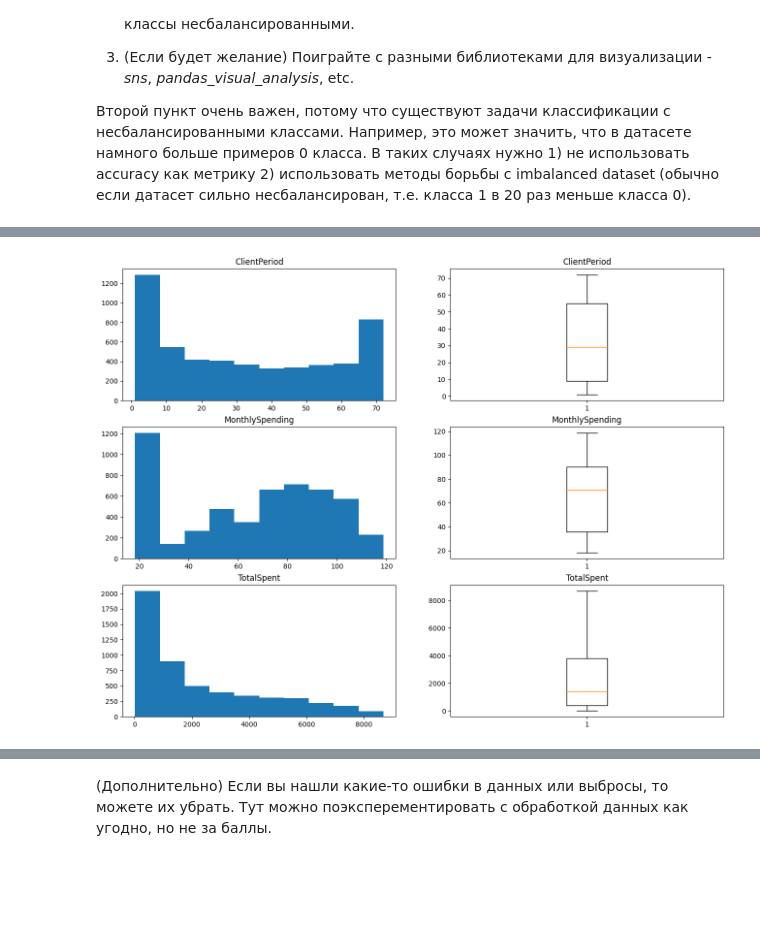
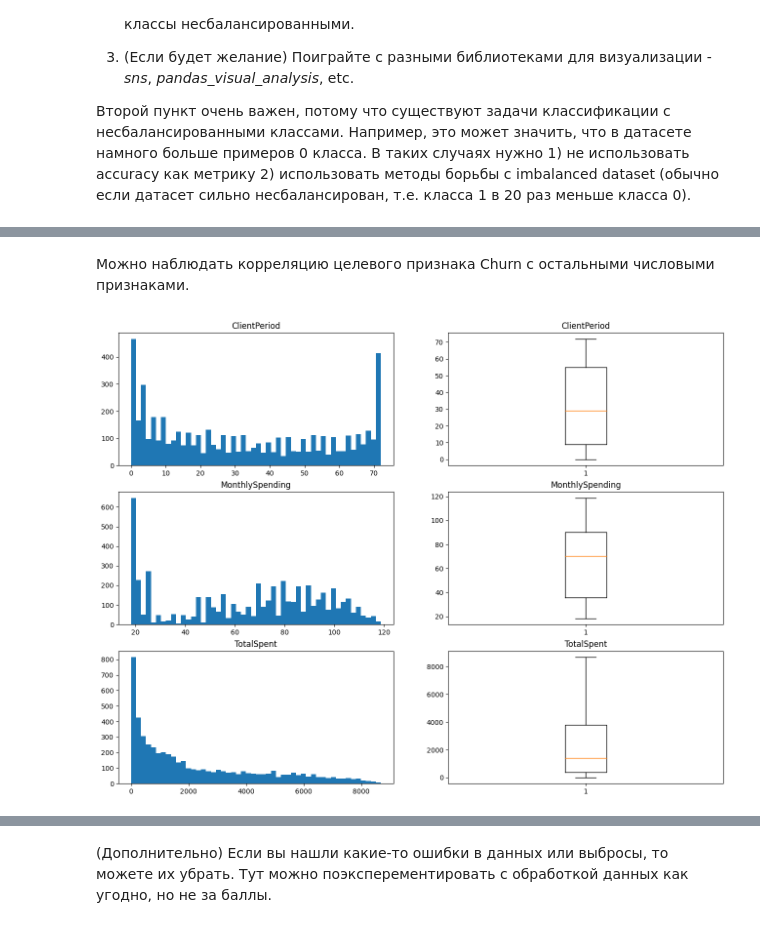
Before and after one commit to dokicode/deeplearning, a Jupyter notebook: basic/home16.1/hw_kaggle.ipynb, the cells around one changed output, grey strips where cells are left out. Cells and saved outputs as stored; diff of their text form; code cells hidden in the pictures; blank space fills up the shorter version.

```diff
--- a/basic/home16.1/hw_kaggle.ipynb
+++ b/basic/home16.1/hw_kaggle.ipynb
@@ -148,2 +167,4 @@ data.head(10)
+# %%
+data[cat_cols] = data[cat_cols].astype('category')
 # %%
 # случайные строки датачета
@@ -166,4 +187,0 @@ data.shape
-# %%
-# на всякий случай применим фильтр
-data = data.dropna()
-data.shape
@@ -209,5 +192,0 @@ TotalSpent 9
-# %%
-# удалим эти строки
-data = data.drop(data[data['TotalSpent'].values == " "].index)
-data = data.reset_index(drop=True)
-data.shape
@@ -216,3 +213,2 @@ data.shape
 # %%
-data['TotalSpent'] = data['TotalSpent'].astype(float)
-data['TotalSpent'].min()
+data['TotalSpent'] = data['TotalSpent'].replace(" ", 0).astype('float64')
@@ -231,11 +273,11 @@ data['TotalSpent'].min()
+# %% [markdown]
+Можно наблюдать корреляцию целевого признака Churn с остальными числовыми признаками.
 # %%
-# YOUR CODE
-
 fig, ax = plt.subplots(3, 2, figsize=(16, 12))
 for i in range(len(num_cols)):
-    ax[i][0].hist(data[num_cols[i]])
+    ax[i][0].hist(data[num_cols[i]], bins=50)
     ax[i][0].set_title(num_cols[i])
     ax[i][1].boxplot(data[num_cols[i]])
     ax[i][1].set_title(num_cols[i])
 # %% [output]
-[figure, old version]
+[figure, new version]
```
Also changed, not shown: parts of 65 cells of this notebook, 6 other files.
